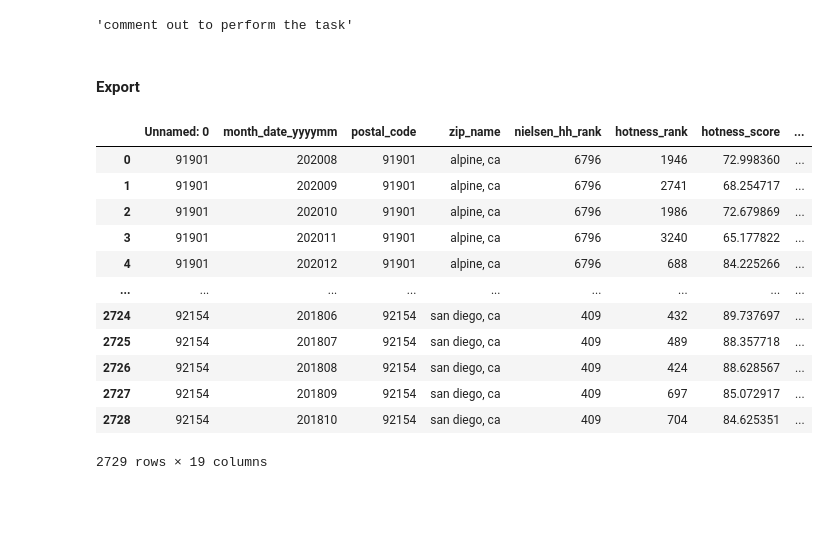
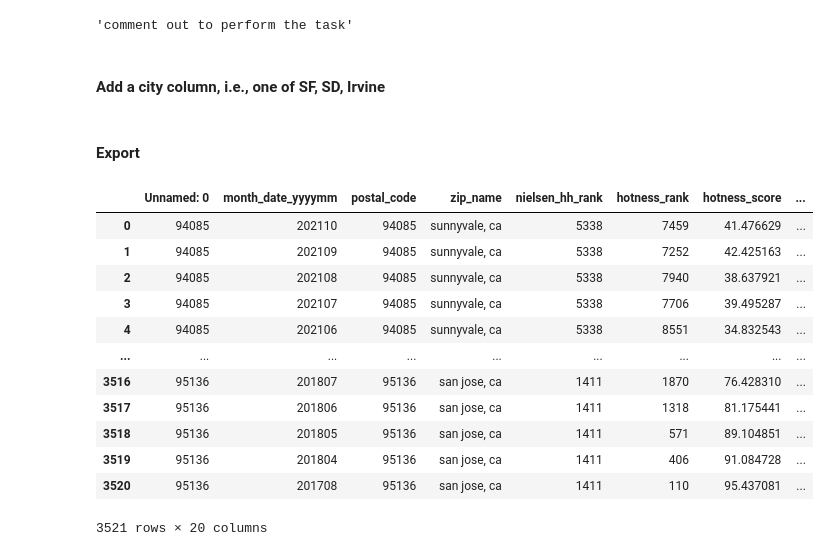
Before and after one commit to evantilu/Proptech-Project, a Jupyter notebook: code/data_processing.ipynb, the cells around one changed output. Drawn from its saved outputs; the diff is of its cells as text; code cells hidden in the pictures; blank space fills up the shorter version.

```diff
--- a/code/data_processing.ipynb
+++ b/code/data_processing.ipynb
@@ -231,3 +231,5 @@ values = ['high', 'mid', 'low']
 # san_diego_pop_dens
 # %% [output]
 'comment out to perform the task'
+# %% [markdown]
+#### Add a city column, i.e., one of SF, SD, Irvine
@@ -239,19 +245,19 @@ irv.to_csv('../data/clean_data/irvine.csv')
 san_diego_pop_dens.to_csv('../data/clean_data/san_diego.csv')
 san_fran_pop_dens.to_csv('../data/clean_data/san_francisco.csv')
 # %%
-tmp = pd.read_csv('../data/clean_data/san_diego.csv')
+tmp = pd.read_csv('../data/clean_data/san_francisco.csv')
 tmp
 # %% [output]
 |  | Unnamed: 0 | month_date_yyyymm | postal_code | zip_name | nielsen_hh_rank | hotness_rank | hotness_score | ... |
-| 0 | 91901 | 202008 | 91901 | alpine, ca | 6796 | 1946 | 72.998360 | ... |
-| 1 | 91901 | 202009 | 91901 | alpine, ca | 6796 | 2741 | 68.254717 | ... |
-| 2 | 91901 | 202010 | 91901 | alpine, ca | 6796 | 1986 | 72.679869 | ... |
-| 3 | 91901 | 202011 | 91901 | alpine, ca | 6796 | 3240 | 65.177822 | ... |
-| 4 | 91901 | 202012 | 91901 | alpine, ca | 6796 | 688 | 84.225266 | ... |
+| 0 | 94085 | 202110 | 94085 | sunnyvale, ca | 5338 | 7459 | 41.476629 | ... |
+| 1 | 94085 | 202109 | 94085 | sunnyvale, ca | 5338 | 7252 | 42.425163 | ... |
+| 2 | 94085 | 202108 | 94085 | sunnyvale, ca | 5338 | 7940 | 38.637921 | ... |
+| 3 | 94085 | 202107 | 94085 | sunnyvale, ca | 5338 | 7706 | 39.495287 | ... |
+| 4 | 94085 | 202106 | 94085 | sunnyvale, ca | 5338 | 8551 | 34.832543 | ... |
 | ... | ... | ... | ... | ... | ... | ... | ... | ... |
-| 2724 | 92154 | 201806 | 92154 | san diego, ca | 409 | 432 | 89.737697 | ... |
-| 2725 | 92154 | 201807 | 92154 | san diego, ca | 409 | 489 | 88.357718 | ... |
-| 2726 | 92154 | 201808 | 92154 | san diego, ca | 409 | 424 | 88.628567 | ... |
-| 2727 | 92154 | 201809 | 92154 | san diego, ca | 409 | 697 | 85.072917 | ... |
-| 2728 | 92154 | 201810 | 92154 | san diego, ca | 409 | 704 | 84.625351 | ... |
+| 3516 | 95136 | 201807 | 95136 | san jose, ca | 1411 | 1870 | 76.428310 | ... |
+| 3517 | 95136 | 201806 | 95136 | san jose, ca | 1411 | 1318 | 81.175441 | ... |
+| 3518 | 95136 | 201805 | 95136 | san jose, ca | 1411 | 571 | 89.104851 | ... |
+| 3519 | 95136 | 201804 | 95136 | san jose, ca | 1411 | 406 | 91.084728 | ... |
+| 3520 | 95136 | 201708 | 95136 | san jose, ca | 1411 | 110 | 95.437081 | ... |
-2729 rows × 19 columns
+3521 rows × 20 columns
```
Also changed, not shown: parts of 2 cells of this notebook, 3 other files.
